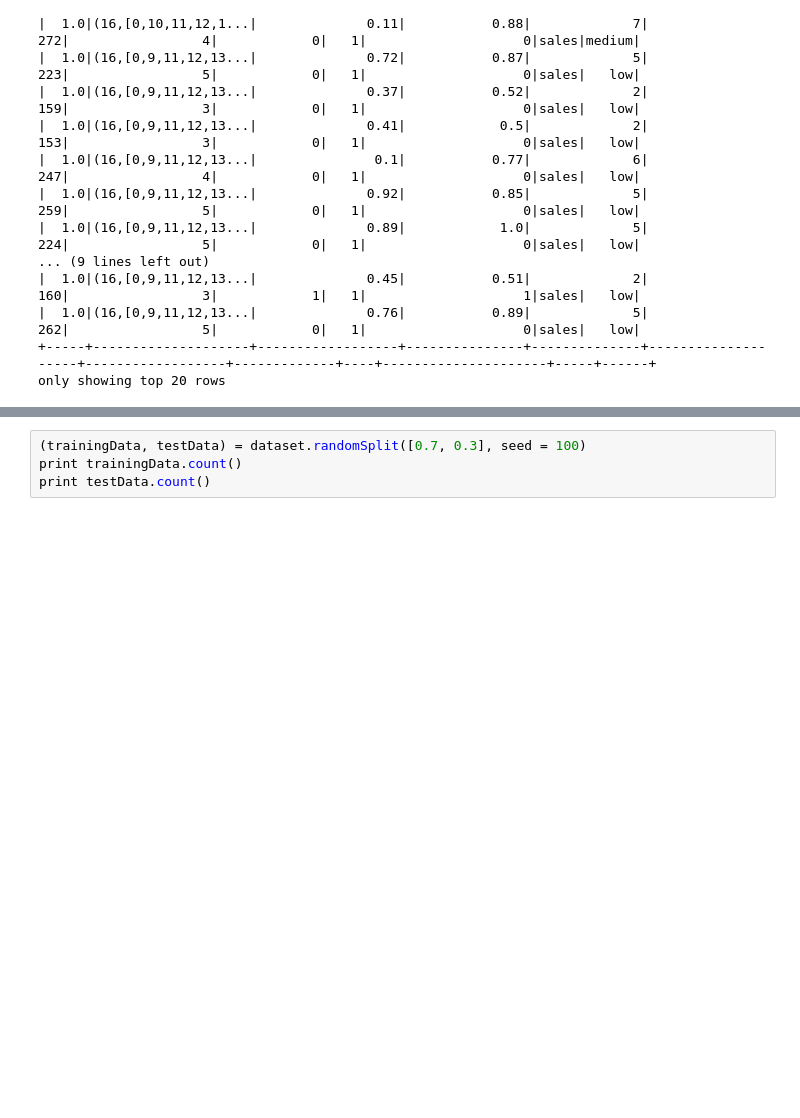
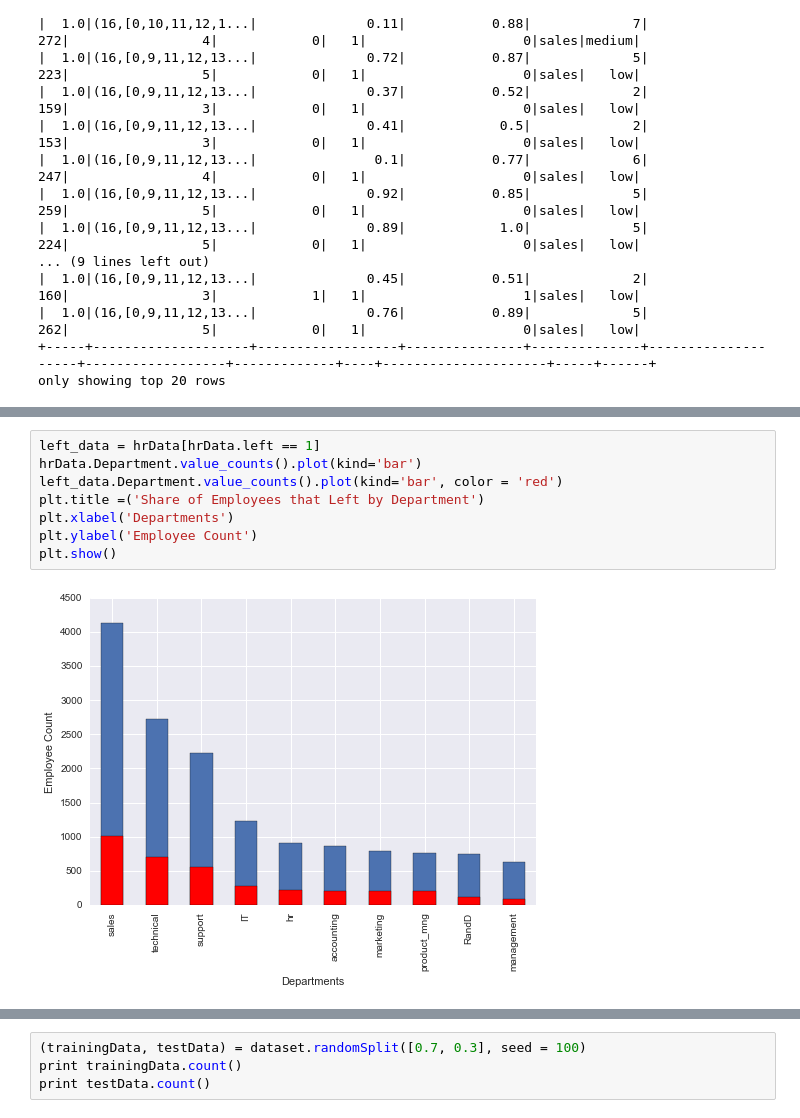
Before and after one commit to kkgoswami/humanResourceAnalytics, a Jupyter notebook: spark2.ipynb, the cells around one changed output, grey strips where cells are left out. Cells and saved outputs as stored; diff of their text form; blank space fills up the shorter version.

```diff
--- a/spark2.ipynb
+++ b/spark2.ipynb
@@ -68,0 +133,10 @@ only showing top 20 rows
+# %%
+left_data = hrData[hrData.left == 1]
+hrData.Department.value_counts().plot(kind='bar')
+left_data.Department.value_counts().plot(kind='bar', color = 'red')
+plt.title =('Share of Employees that Left by Department')
+plt.xlabel('Departments')
+plt.ylabel('Employee Count')
+plt.show()
+# %% [output]
+[figure, added]
```
Also changed, not shown: parts of 10 cells of this notebook.
